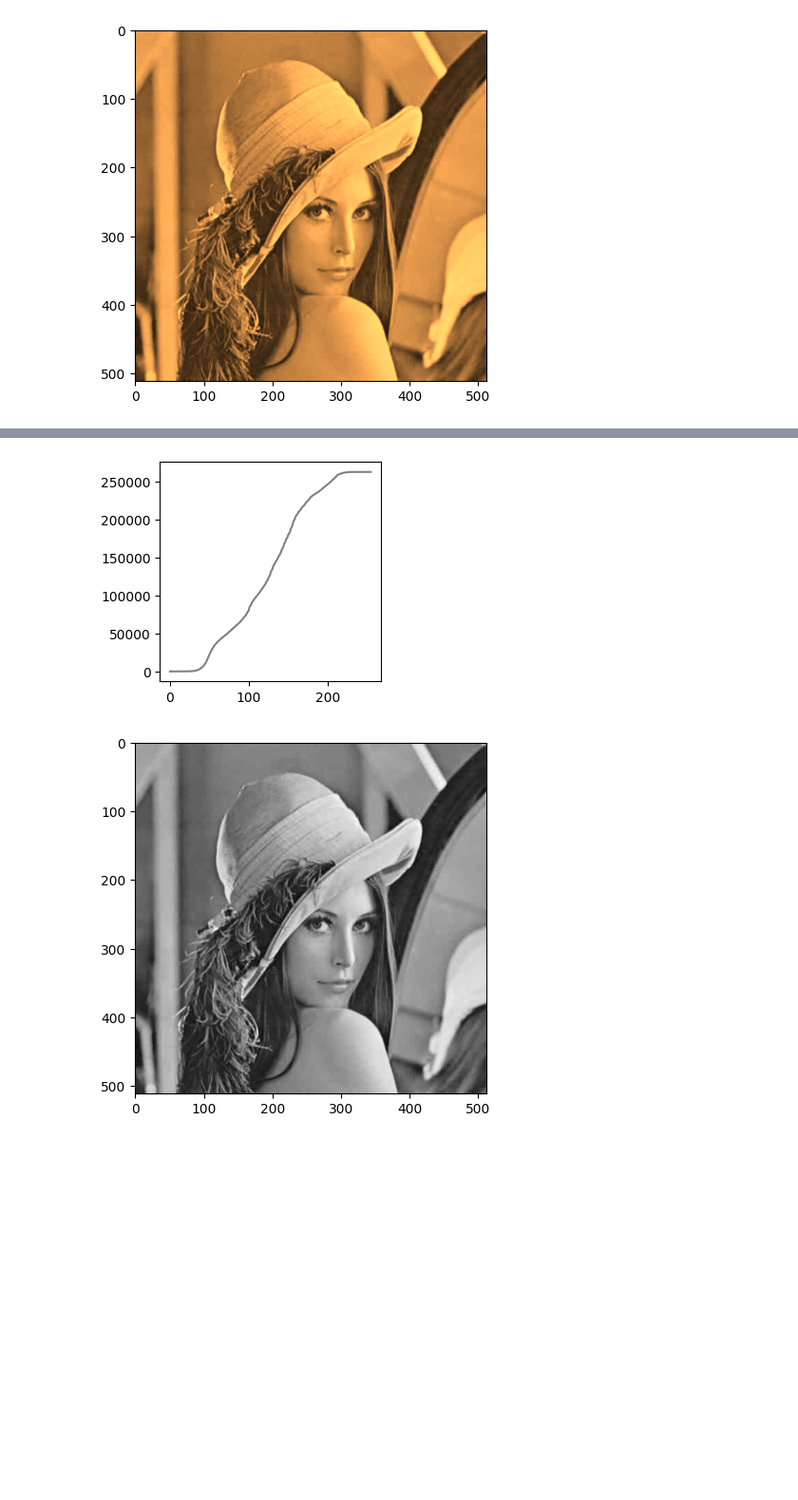
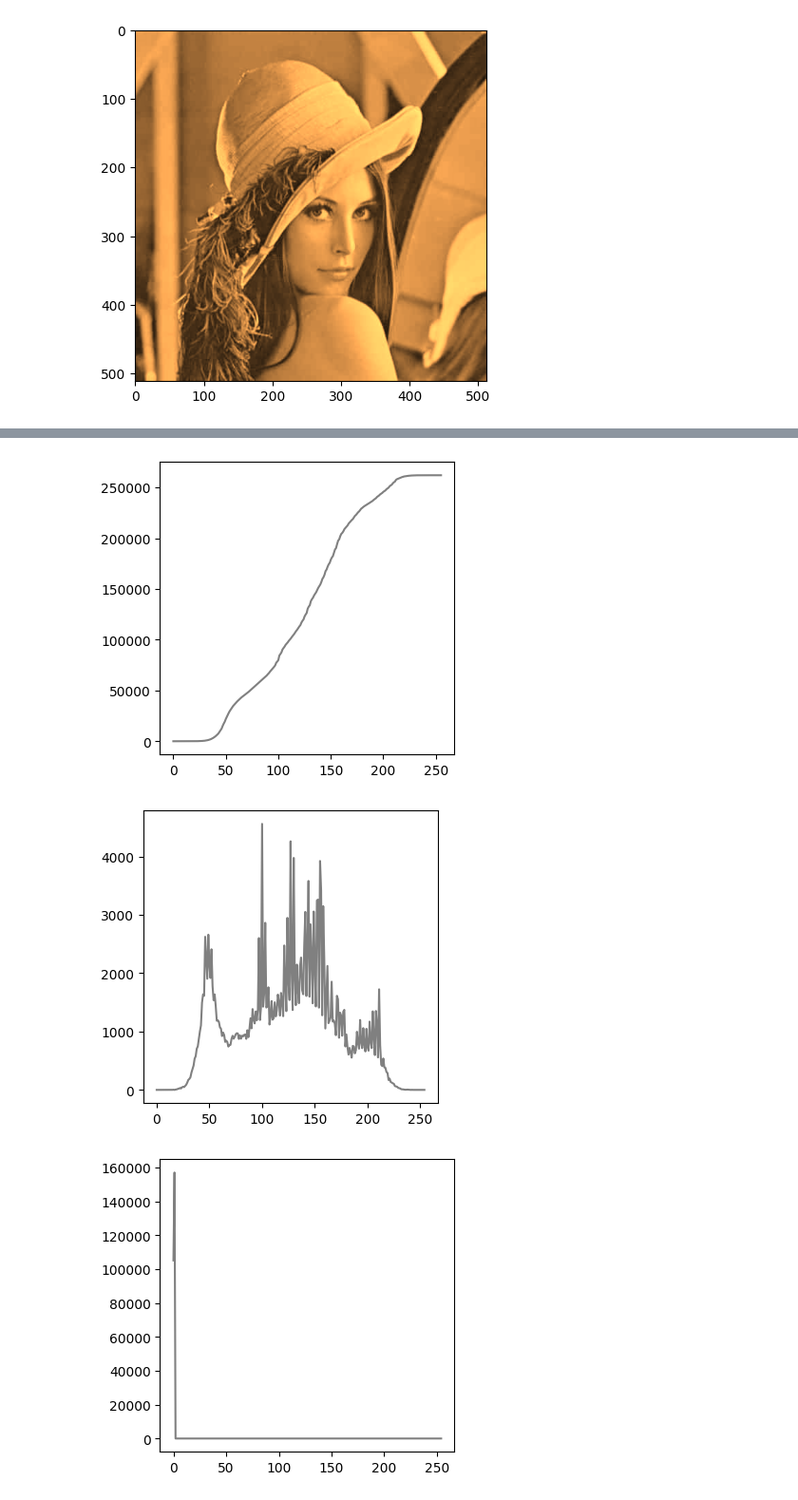
Before and after one commit to mzawadzki0/wstep_do_grafiki, a Jupyter notebook: Testing.ipynb, the cells around one changed output, grey strips where cells are left out. Shown at 95% size. Drawn from its saved outputs; the diff is of its cells as text; code cells hidden in the pictures; blank space fills up the shorter version.

Commit message:
diff *0.95 jest szukane od końca, dodane nowe błedy align_image zwraca value poza 0-255

```diff
--- a/Testing.ipynb
+++ b/Testing.ipynb
@@ -67,15 +67,18 @@ print(img3.compare_to(img, method = Dm.rmse))
 26260.012502451445
 # %%
 # lena to grayscale
-lena.data, lena.color_model = lena.to_gray().data, lena.to_gray().color_model
+img.data, img.color_model = lena.to_gray().data, lena.to_gray().color_model
 
 # lena to cumulated histogram
-hist = lena.histogram().to_cumulated()
+hist = img.histogram().to_cumulated()
 hist.plot()
 
 # lena aligned
-aligned = lena.align_image()
-aligned.show_img()
+img.histogram().plot()
+img.data = img.align_image().data
+img.histogram().plot()
+img.show_img()
 # %% [output]
-[figure, old version]
+[figure, new version]
-[figure, old version]
+[figure, new version]
+[figure, added]
```
Also changed, not shown: parts of 2 cells of this notebook, 2 other files.
